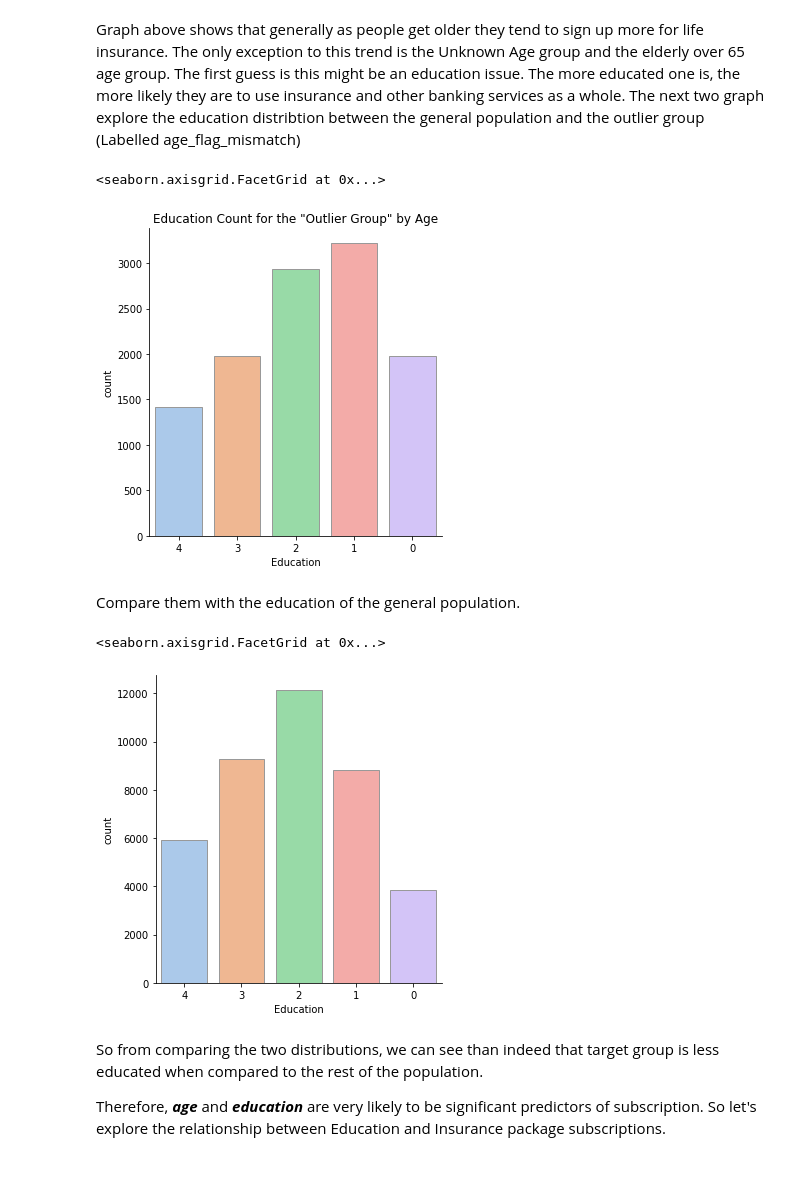
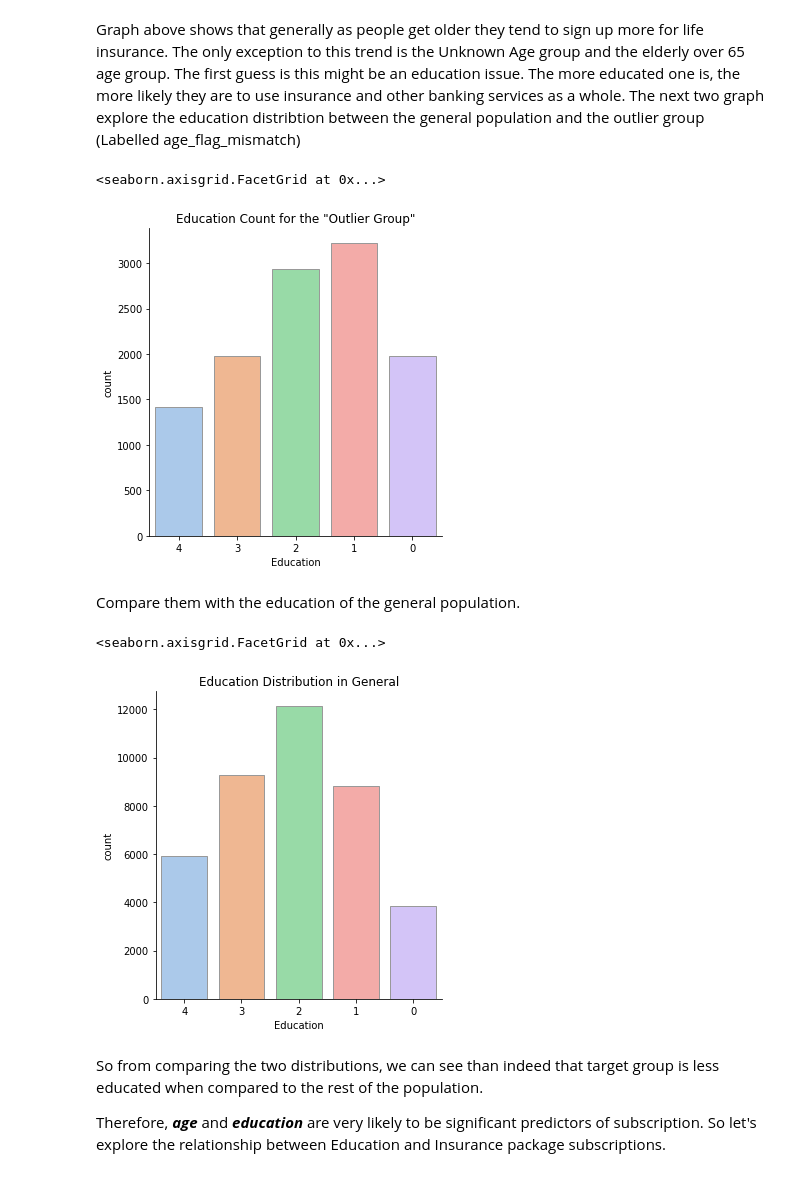
Before and after one commit to Yakunat/R-u-ready, a Jupyter notebook: DataminingAssignment.ipynb, the cells around one changed output. Cells and saved outputs as stored; diff of their text form; code cells hidden in the pictures.

```diff
--- a/DataminingAssignment.ipynb
+++ b/DataminingAssignment.ipynb
@@ -249,20 +249,20 @@ age_flag_mismatch = data[(data['Age'] == "7") | (data['Age']=="1")]
 sns.catplot(
     data=age_flag_mismatch, x="Education", kind="count",
     palette="pastel", edgecolor=".6",
-).set(title='Education Count for the "Outlier Group" by Age')
+).set(title='Education Count for the "Outlier Group"')
 # %% [output]
 <seaborn.axisgrid.FacetGrid at 0x...>
-[figure, old version]
+[figure, new version]
 # %% [markdown]
 Compare them with the education of the general population.
 # %%
 sns.catplot(
     data=data, x="Education", kind="count",
     palette="pastel", edgecolor=".6",
-)
+).set(title="Education Distribution in General")
 # %% [output]
 <seaborn.axisgrid.FacetGrid at 0x...>
-[figure, old version]
+[figure, new version]
 # %% [markdown]
 So from comparing the two distributions, we can see than indeed that target group is less educated when compared to the rest of the population.
 
```
Also changed, not shown: parts of 14 cells of this notebook.
